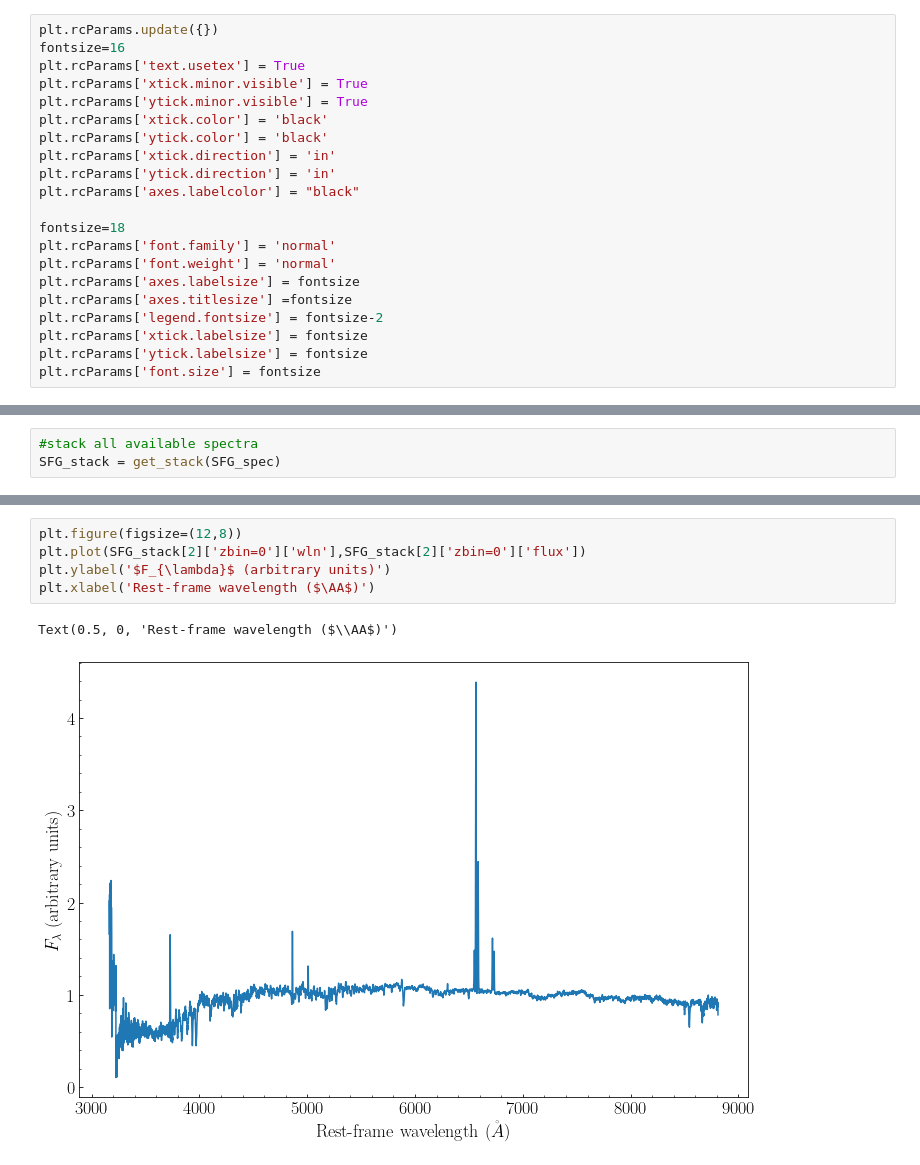
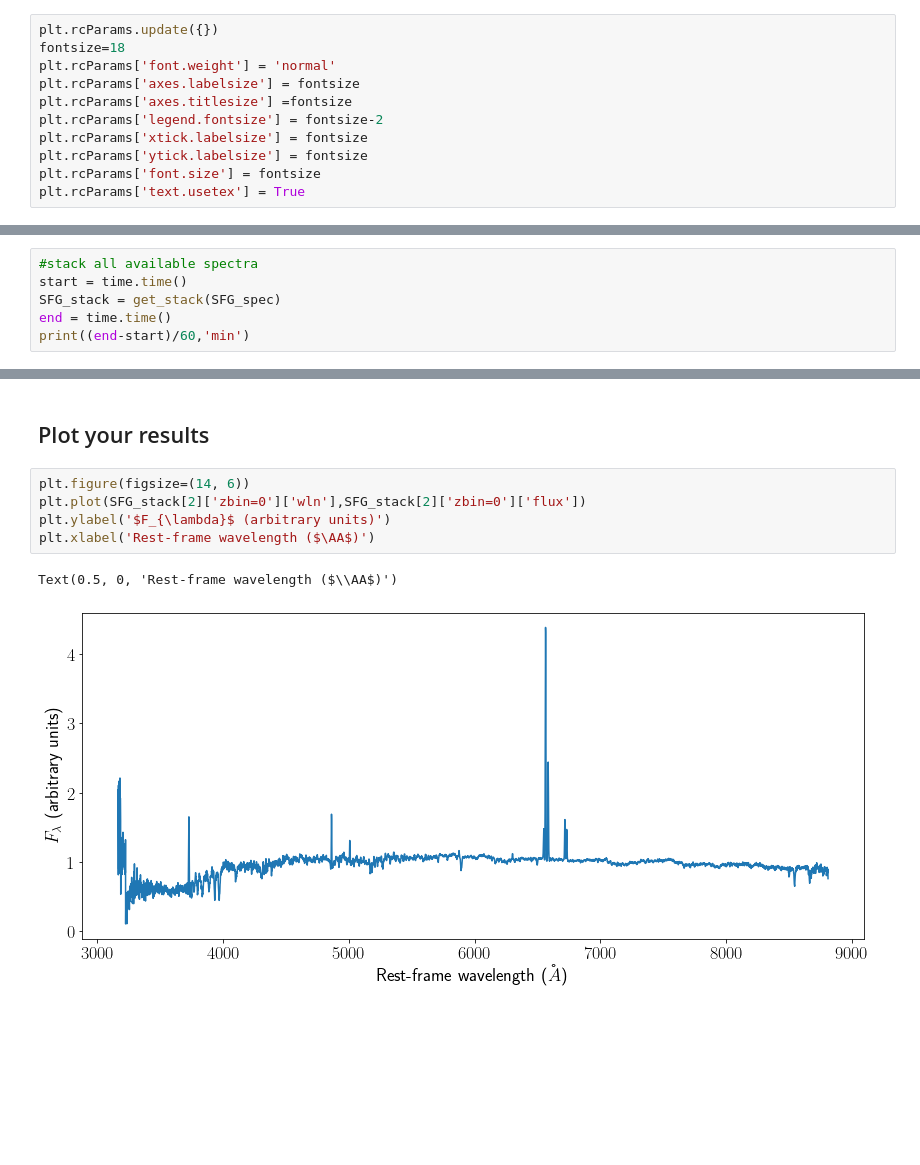
Before and after one commit to m-arnaudova/SpecStacker, a Jupyter notebook: stack_example.ipynb, the cells around one changed output, grey strips where cells are left out. Cells and saved outputs as stored; diff of their text form; blank space fills up the shorter version.

```diff
--- a/stack_example.ipynb
+++ b/stack_example.ipynb
@@ -20,17 +31,6 @@ import specstacker as s2
 # %%
 plt.rcParams.update({})
-fontsize=16
-plt.rcParams['text.usetex'] = True
-plt.rcParams['xtick.minor.visible'] = True
-plt.rcParams['ytick.minor.visible'] = True
-plt.rcParams['xtick.color'] = 'black'
-plt.rcParams['ytick.color'] = 'black'
-plt.rcParams['xtick.direction'] = 'in'
-plt.rcParams['ytick.direction'] = 'in'
-plt.rcParams['axes.labelcolor'] = "black"
-
 fontsize=18
-plt.rcParams['font.family'] = 'normal'
 plt.rcParams['font.weight'] = 'normal'
 plt.rcParams['axes.labelsize'] = fontsize
 plt.rcParams['axes.titlesize'] =fontsize
@@ -38,3 +38,4 @@ plt.rcParams['legend.fontsize'] = fontsize-2
 plt.rcParams['xtick.labelsize'] = fontsize
 plt.rcParams['ytick.labelsize'] = fontsize
 plt.rcParams['font.size'] = fontsize
+plt.rcParams['text.usetex'] = True
@@ -121,6 +128,9 @@ Number of spectra = 100
 # %%
 #stack all available spectra
+start = time.time()
 SFG_stack = get_stack(SFG_spec)
+end = time.time()
+print((end-start)/60,'min')
 # %% [output]
 zbin: [(0.045071498, 0.20189102)]
 Number of spectra to stack =  100
@@ -140,9 +157,11 @@ Number of divisions used for the correction: 30
+# %% [markdown]
+## Plot your results
 # %%
-plt.figure(figsize=(12,8))
+plt.figure(figsize=(14, 6))
 plt.plot(SFG_stack[2]['zbin=0']['wln'],SFG_stack[2]['zbin=0']['flux'])
 plt.ylabel('$F_{\lambda}$ (arbitrary units)')
 plt.xlabel('Rest-frame wavelength ($\AA$)')
 # %% [output]
 Text(0.5, 0, 'Rest-frame wavelength ($\\AA$)')
-[figure, old version]
+[figure, new version]
 # %%
```
Also changed, not shown: parts of 13 cells of this notebook.
